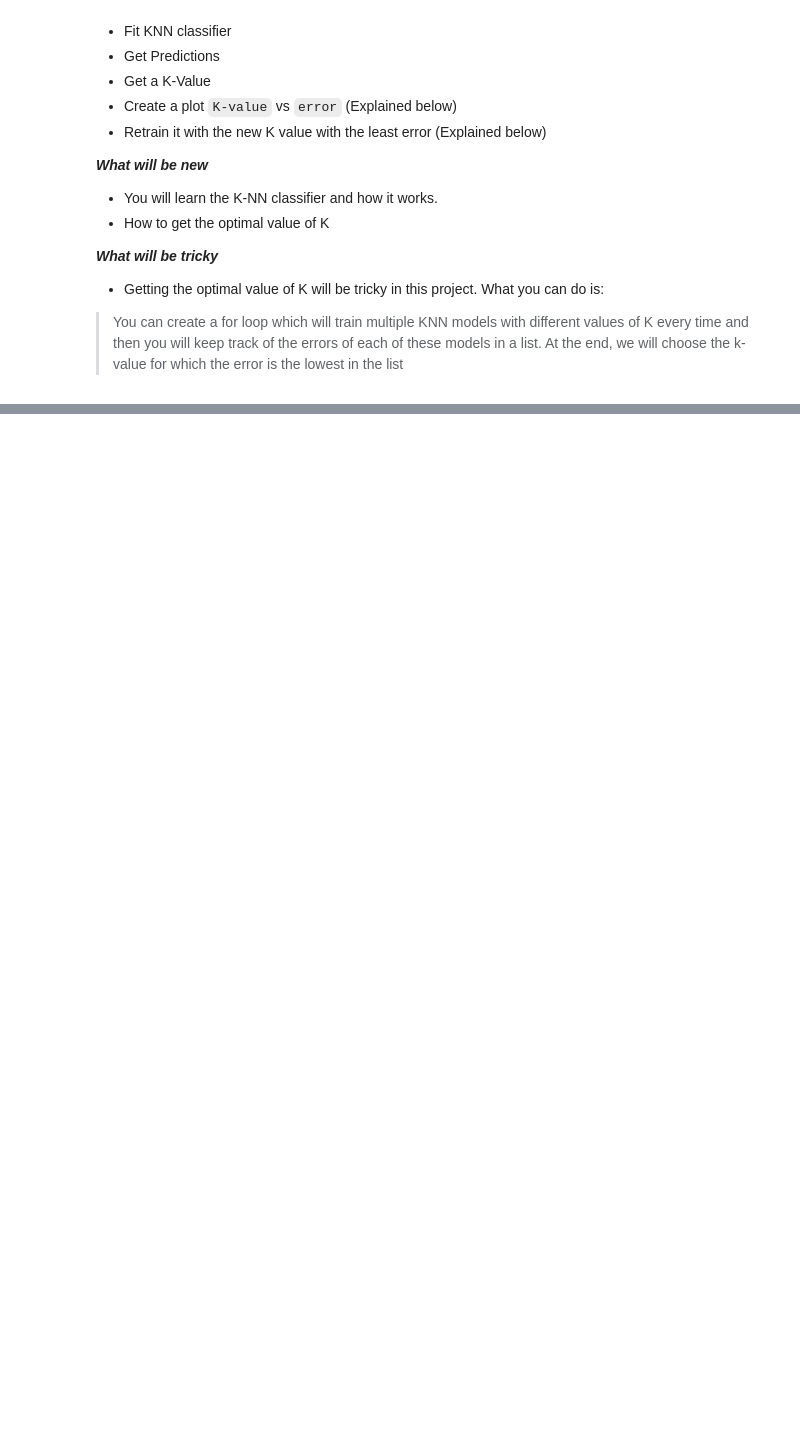
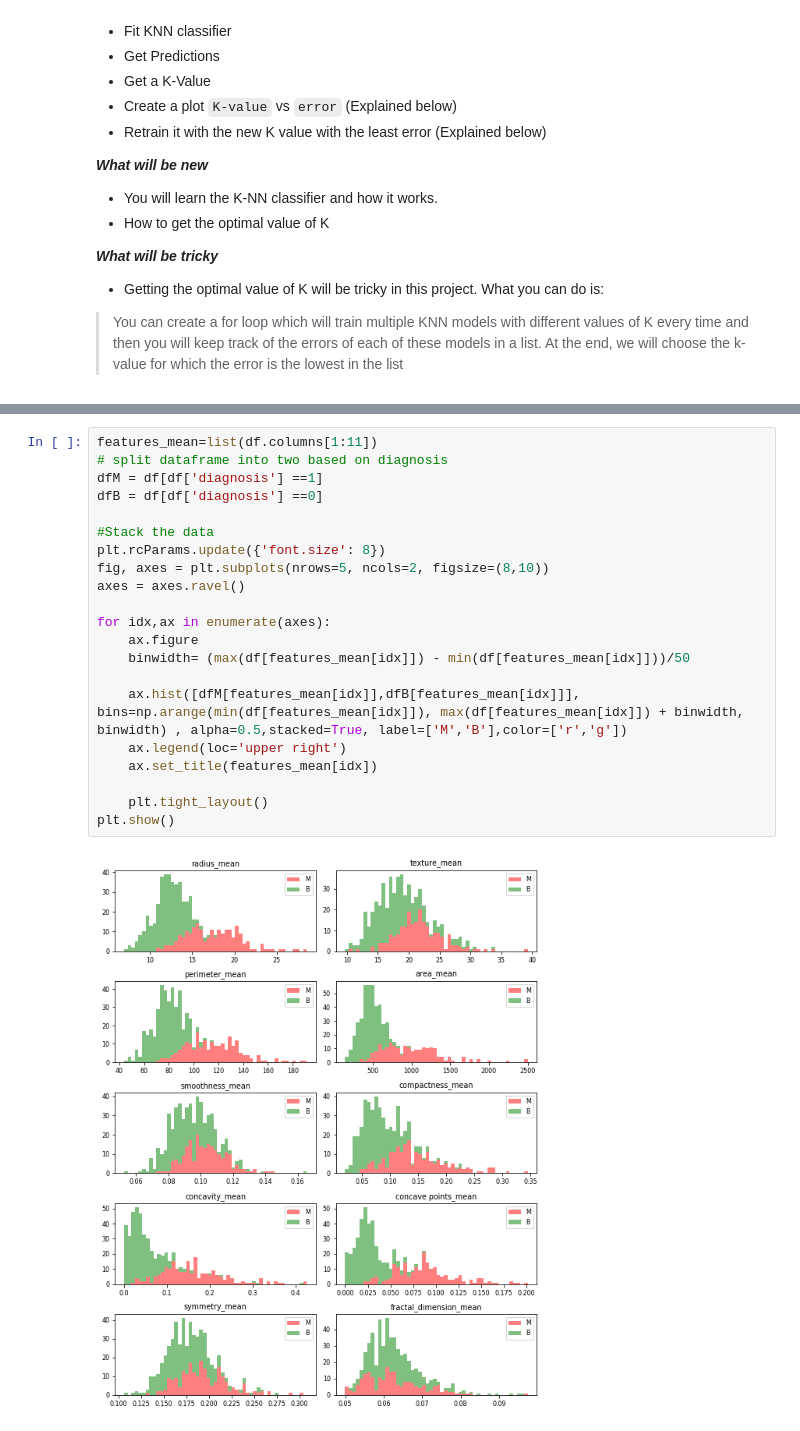
Before and after one commit to k21k/Python-Notes, a Jupyter notebook: Machine Learning/K-Nearest Neighbors/KNN.ipynb, the cells around one changed output, grey strips where cells are left out. Saved outputs shown, nothing was run; the diff lists cells and outputs as text; blank space fills up the shorter version.

```diff
--- a/Machine Learning/K-Nearest Neighbors/KNN.ipynb
+++ b/Machine Learning/K-Nearest Neighbors/KNN.ipynb
@@ -71,0 +108,23 @@ df.head()
+# %%
+features_mean=list(df.columns[1:11])
+# split dataframe into two based on diagnosis
+dfM = df[df['diagnosis'] ==1]
+dfB = df[df['diagnosis'] ==0]
+
+#Stack the data
+plt.rcParams.update({'font.size': 8})
+fig, axes = plt.subplots(nrows=5, ncols=2, figsize=(8,10))
+axes = axes.ravel()
+
+for idx,ax in enumerate(axes):
+    ax.figure
+    binwidth= (max(df[features_mean[idx]]) - min(df[features_mean[idx]]))/50
+
+    ax.hist([dfM[features_mean[idx]],dfB[features_mean[idx]]], bins=np.arange(min(df[features_mean[idx]]), max(df[features_mean[idx]]) + binwidth, binwidth) , alpha=0.5,stacked=True, label=['M','B'],color=['r','g'])
+    ax.legend(loc='upper right')
+    ax.set_title(features_mean[idx])
+
+    plt.tight_layout()
+plt.show()
+# %% [output]
+[figure, added]
```
Also changed, not shown: parts of 24 cells of this notebook.
